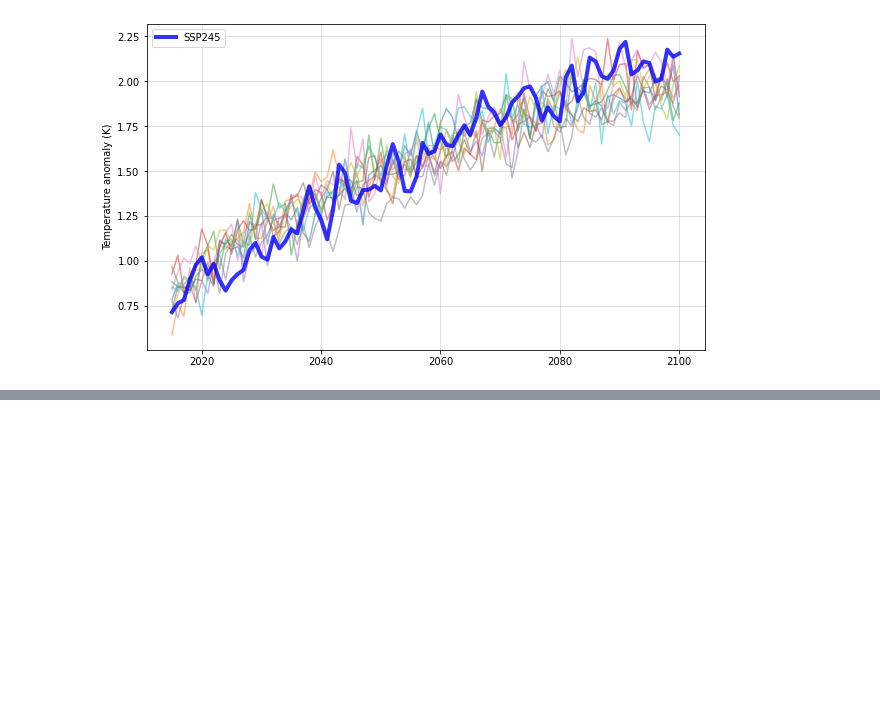
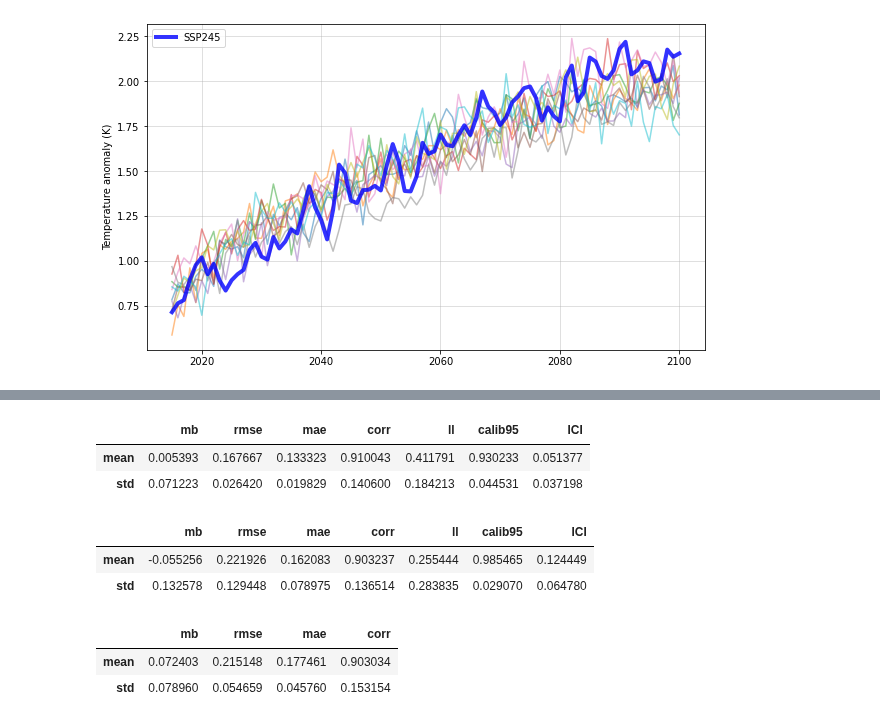
Before and after one commit to shahineb/FaIRGP, a Jupyter notebook: notebooks/250522-GFaIR-attempt-v2.3.ipynb, the cells around one changed output, grey strips where cells are left out. Drawn from its saved outputs; the diff is of its cells as text; code cells hidden in the pictures; blank space fills up the shorter version.

```diff
--- a/notebooks/250522-GFaIR-attempt-v2.3.ipynb
+++ b/notebooks/250522-GFaIR-attempt-v2.3.ipynb
@@ -259,0 +233,20 @@ torch.Size([100, 3])
+# %%
+logsqrt_concentrations.aggregate(['mean', 'std'])
+# %% [output]
+|  | mb | rmse | mae | corr | ll | calib95 | ICI |
+| mean | 0.005393 | 0.167667 | 0.133323 | 0.910043 | 0.411791 | 0.930233 | 0.051377 |
+| std | 0.071223 | 0.026420 | 0.019829 | 0.140600 | 0.184213 | 0.044531 | 0.037198 |
+# %%
+gp = pd.read_csv('../sandbox/output/dev/gp/cv-scores.csv')
+gp.aggregate(['mean', 'std'])
+# %% [output]
+|  | mb | rmse | mae | corr | ll | calib95 | ICI |
+| mean | -0.055256 | 0.221926 | 0.162083 | 0.903237 | 0.255444 | 0.985465 | 0.124449 |
+| std | 0.132578 | 0.129448 | 0.078975 | 0.136514 | 0.283835 | 0.029070 | 0.064780 |
+# %%
+fair_df = pd.read_csv('../sandbox/output/dev/fair/cv-scores.csv')
+fair_df.aggregate(['mean', 'std'])
+# %% [output]
+|  | mb | rmse | mae | corr |
+| mean | 0.072403 | 0.215148 | 0.177461 | 0.903034 |
+| std | 0.078960 | 0.054659 | 0.045760 | 0.153154 |
```
Also changed, not shown: parts of 10 cells of this notebook, 3 other files.
